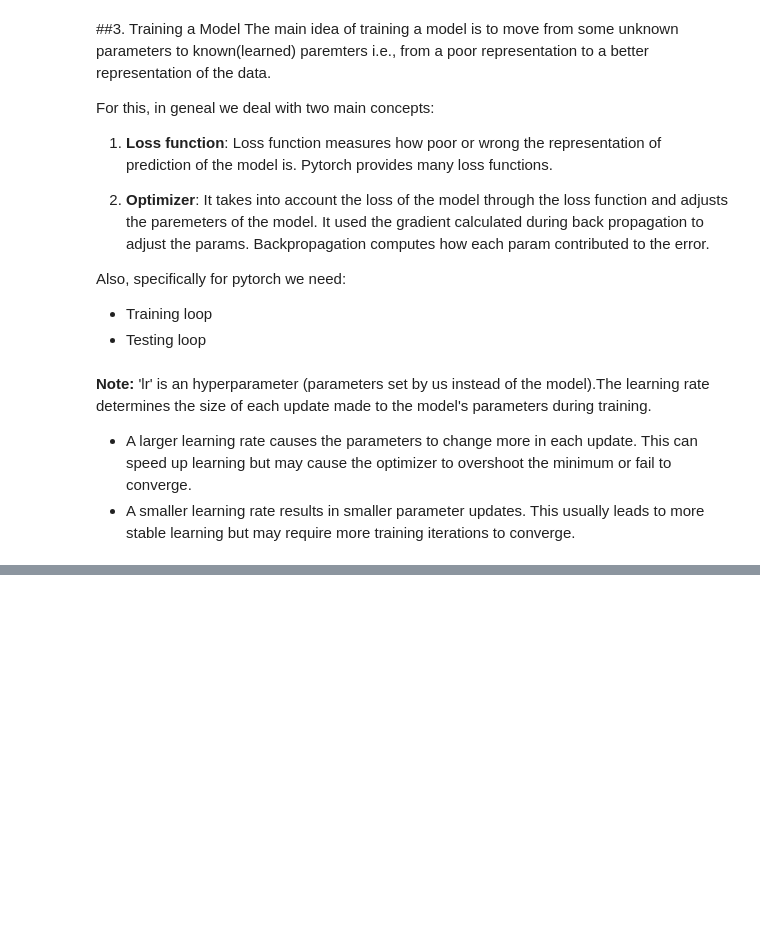
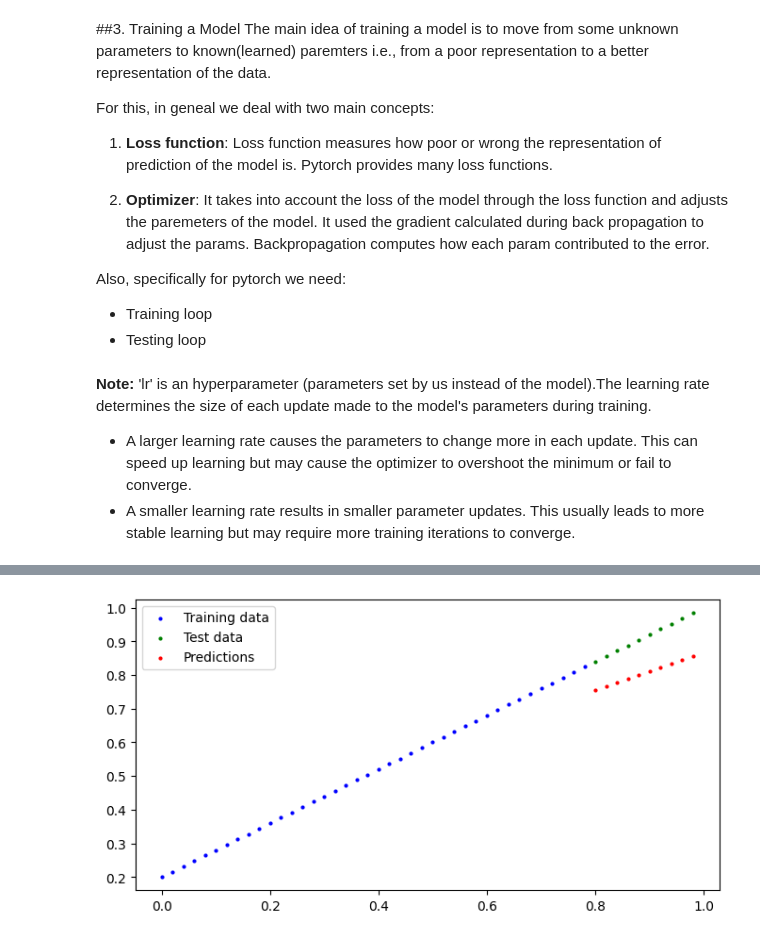
Before and after one commit to Sayam-01/Simple-ML-Model-for-Pytorch-Learning, a Jupyter notebook: Pytorch_2.ipynb, the cells around one changed output, grey strips where cells are left out. Saved outputs shown, nothing was run; the diff lists cells and outputs as text; code cells hidden in the pictures; blank space fills up the shorter version.

Commit message:
Set up a training loop.

```diff
--- a/Pytorch_2.ipynb
+++ b/Pytorch_2.ipynb
@@ -196,0 +208,27 @@ optimizer = torch.optim.SGD(params=model0.parameters(), lr=0.001)
+# %%
+torch.manual_seed(42)
+
+#set the desired no of epochs
+epochs = 1000
+
+#setting the loop
+for epoch in range(epochs):
+  #Set the model in train mode
+  """ setting the model in train mode will set all the parameters that requires
+  to require gradients."""
+  model0.train()
+
+  #Forward pass the model
+  y_pred = model0(x_train)
+
+  #Calculate the loss using the loss function
+  loss = lossfun(y_pred, y_train)
+
+  #reset the gradients
+  optimizer.zero_grad()
+
+  #Backpropagation
+  loss.backward()
+
+  #Step the optimizer
+  optimizer.step()
@@ -196,0 +244,9 @@ optimizer = torch.optim.SGD(params=model0.parameters(), lr=0.001)
+# %%
+#with this we can see the learning steps of model
+#we can see in the graph that the red dots are getting closer and closer
+with torch.inference_mode():
+  y_predicted = model0(x_test)
+
+plot_predictions(predictions=y_predicted)
+# %% [output]
+[figure, added]
```
Also changed, not shown: parts of 2 cells of this notebook.
